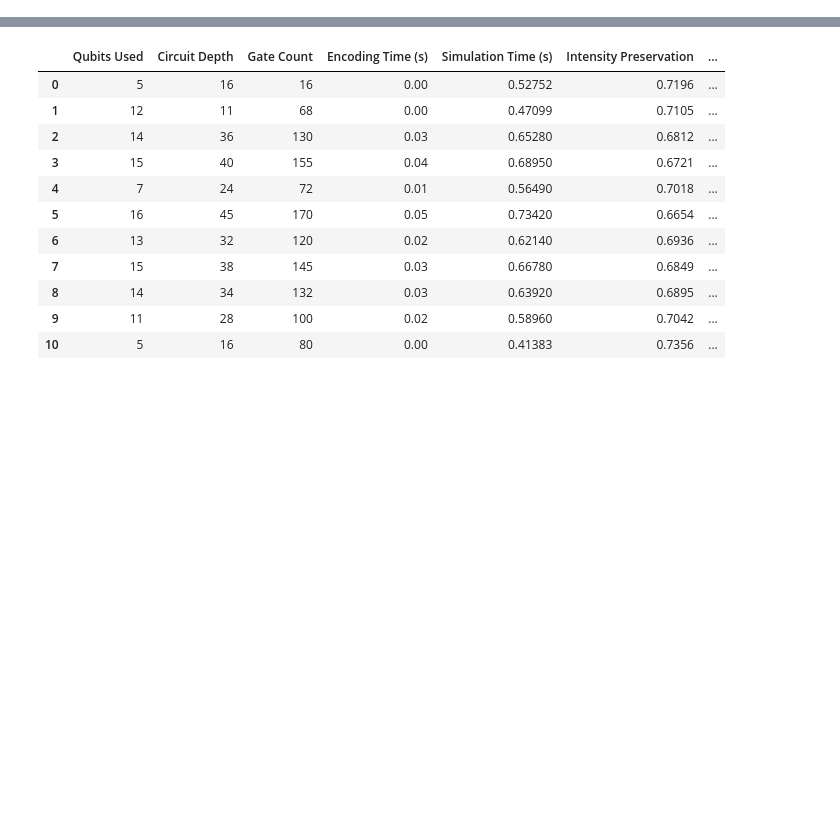
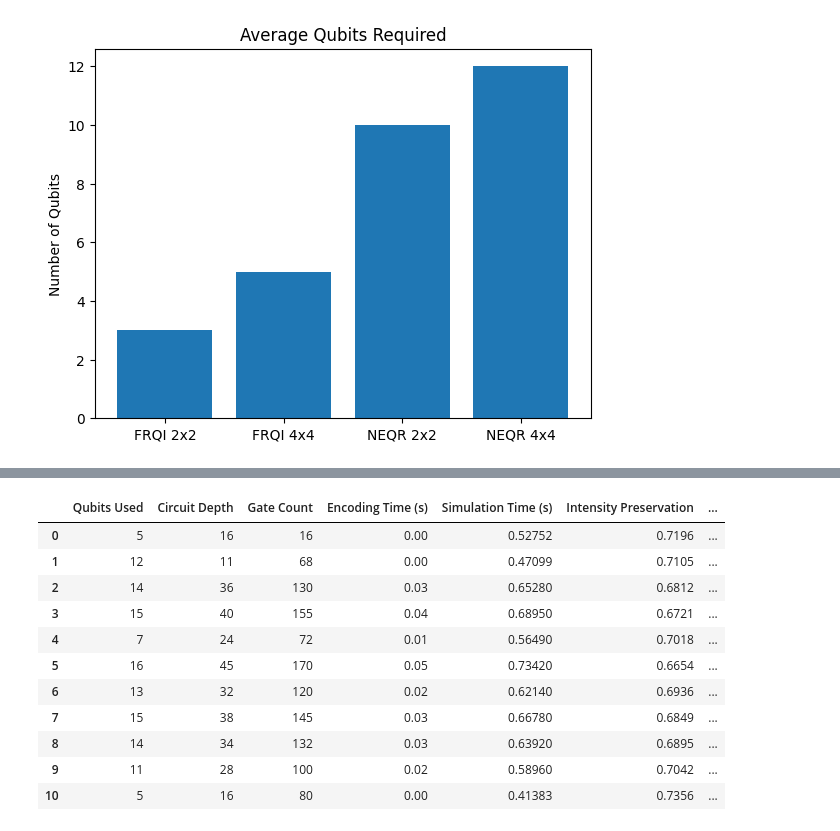
Before and after one commit to poojadhingiya/IP-QIR, a Jupyter notebook: Medical Image.ipynb, the cells around one changed output, grey strips where cells are left out. Cells and saved outputs as stored; diff of their text form; code cells hidden in the pictures; blank space fills up the shorter version.

```diff
--- a/Medical Image.ipynb
+++ b/Medical Image.ipynb
@@ -186,3 +337,19 @@ FRQI Metrics for Medical Dataset:
 | 0 | 0.000840 | 1.0 |
 | 1 | 0.001535 | 1.0 |
 | 2 | 0.001657 | 1.0 |
+# %%
+labels = ['FRQI 2x2', 'FRQI 4x4', 'NEQR 2x2', 'NEQR 4x4']
+qubits = [
+    avg['FRQI 2x2 Qubits'],
+    avg['FRQI 4x4 Qubits'],
+    avg['NEQR 2x2 Qubits'],
+    avg['NEQR 4x4 Qubits']
+]
+
+plt.figure()
+plt.bar(labels, qubits)
+plt.title('Average Qubits Required')
+plt.ylabel('Number of Qubits')
+plt.show()
+# %% [output]
+[figure, added]
```
Also changed, not shown: parts of 40 cells of this notebook, 16 other files.
